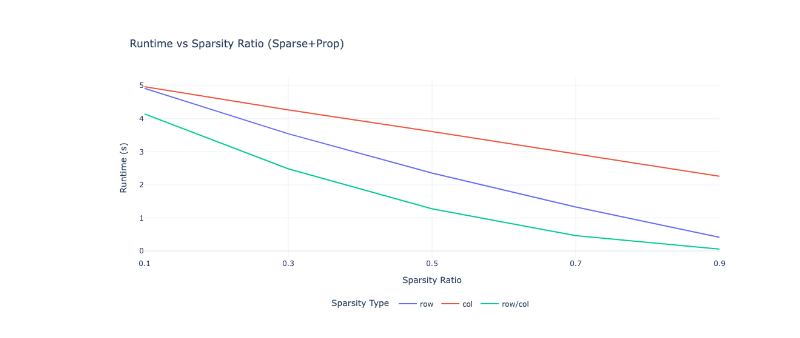
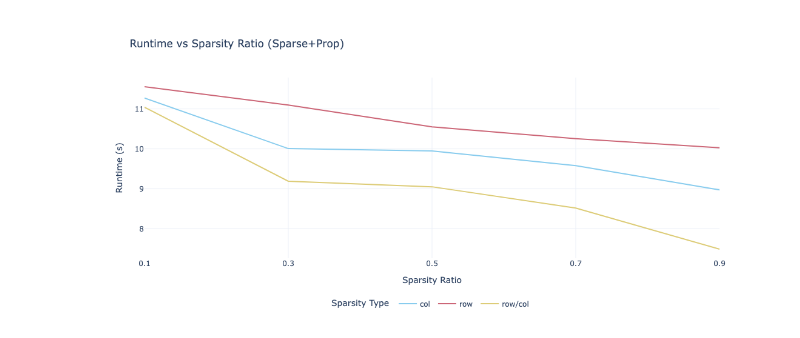
Before and after one commit to lac-dcc/adlet, a Jupyter notebook: benchmarks/analysis/graph.ipynb, the cells around one changed output. Drawn from its saved outputs; the diff is of its cells as text; code cells hidden in the pictures.

Commit message:
chore: improve data analysis of einsum and graphs

```diff
--- a/benchmarks/analysis/graph.ipynb
+++ b/benchmarks/analysis/graph.ipynb
@@ -208,11 +156,7 @@ def plotly_sparsity(data):
 # %%
-#data = run()
-#data = random_run()
-data = load("row_col_no_input.out")
-#data = load("col_sparsity_batch_warmup.txt")
-#data = load("row_col_sparsity_batch_warmup.txt")
-#data.extend(load("col_sparsity_batch_warmup.txt"))
-#data.extend(load("row_col_sparsity_batch_warmup.txt"))
+data = load("graph-data/bert-col-5.txt")
+data = load("graph-data/bert-row-5.txt")
+data = load("graph-data/bert-row-col-5.txt")
 # %%
 plotly(data)
 # %% [output]
@@ -220,4 +231,7 @@ plotly(data)
 # %%
+data = load("graph-data/bert-col-5.txt")
+data.extend(load("graph-data/bert-row-5.txt"))
+data.extend(load("graph-data/bert-row-col-5.txt"))
 plotly_sparsity(data)
 # %% [output]
-[figure, old version]
+[figure, new version]
```
Also changed, not shown: parts of 6 cells of this notebook, 1 other file.
